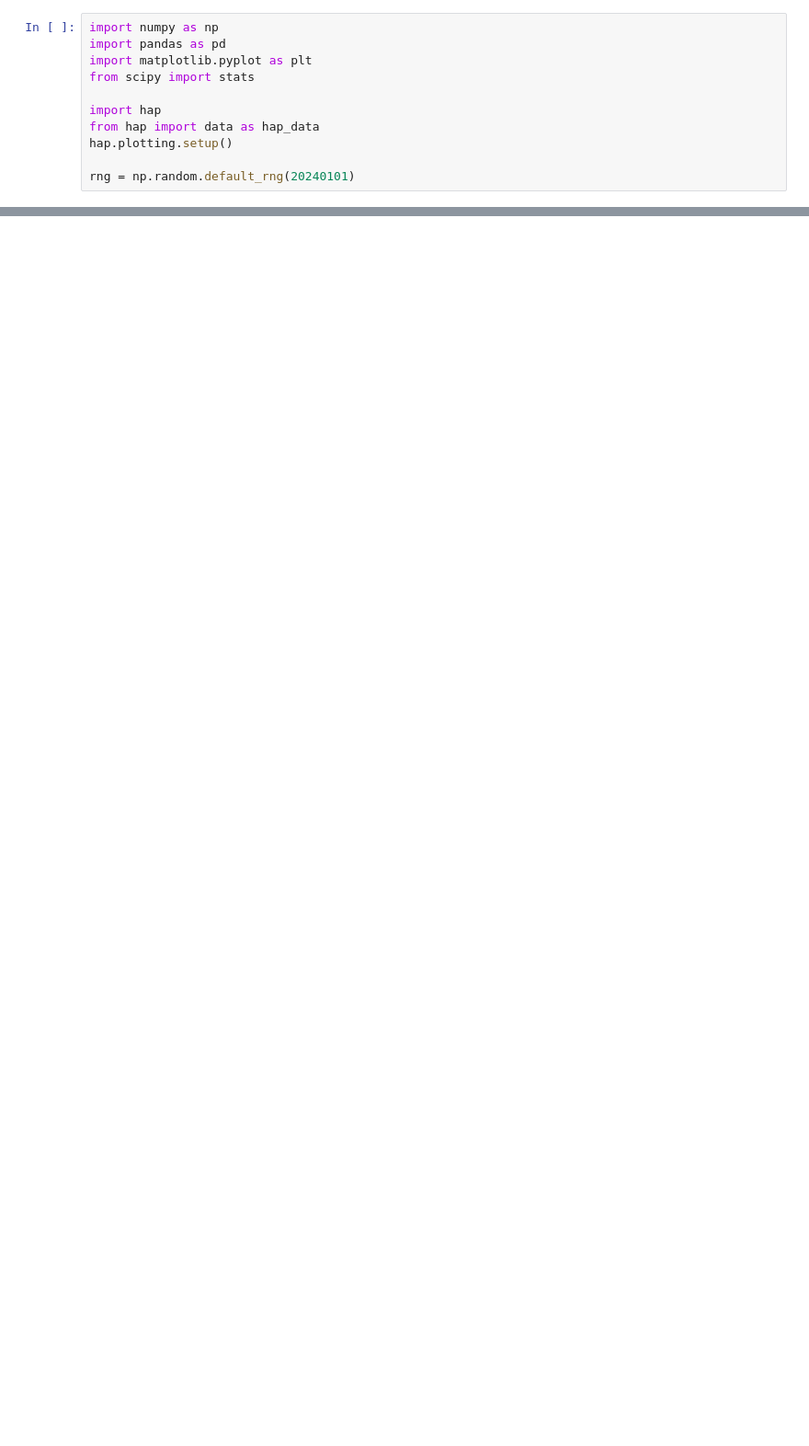
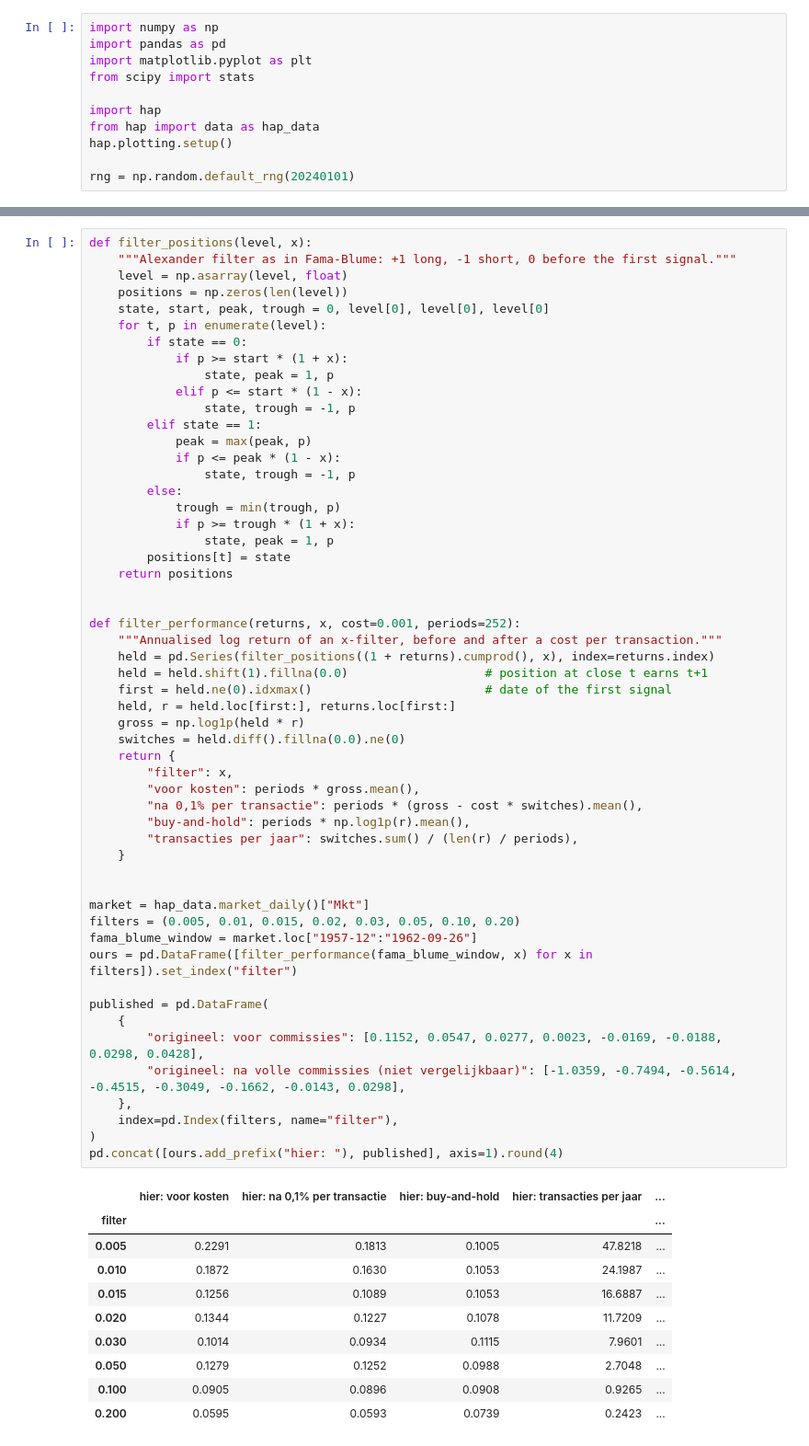
Before and after one commit to MaartenN14/history-asset-pricing, a Jupyter notebook: lectures/02_06_efficiente_markten.ipynb, the cells around one changed output, grey strips where cells are left out. Shown at 92% size. Drawn from its saved outputs; the diff is of its cells as text; blank space fills up the shorter version.

```diff
--- a/lectures/02_06_efficiente_markten.ipynb
+++ b/lectures/02_06_efficiente_markten.ipynb
@@ -1289,0 +850,65 @@ in Jensens definitie is geen voetnoot, maar het halve argument.
+# %%
+def filter_positions(level, x):
+    """Alexander filter as in Fama-Blume: +1 long, -1 short, 0 before the first signal."""
+    level = np.asarray(level, float)
+    positions = np.zeros(len(level))
+    state, start, peak, trough = 0, level[0], level[0], level[0]
+    for t, p in enumerate(level):
+        if state == 0:
+            if p >= start * (1 + x):
+                state, peak = 1, p
+            elif p <= start * (1 - x):
+                state, trough = -1, p
+        elif state == 1:
+            peak = max(peak, p)
+            if p <= peak * (1 - x):
+                state, trough = -1, p
+        else:
+            trough = min(trough, p)
+            if p >= trough * (1 + x):
+                state, peak = 1, p
+        positions[t] = state
+    return positions
+
+
+def filter_performance(returns, x, cost=0.001, periods=252):
+    """Annualised log return of an x-filter, before and after a cost per transaction."""
+    held = pd.Series(filter_positions((1 + returns).cumprod(), x), index=returns.index)
+    held = held.shift(1).fillna(0.0)                   # position at close t earns t+1
+    first = held.ne(0).idxmax()                        # date of the first signal
+    held, r = held.loc[first:], returns.loc[first:]
+    gross = np.log1p(held * r)
+    switches = held.diff().fillna(0.0).ne(0)
+    return {
+        "filter": x,
+        "voor kosten": periods * gross.mean(),
+        "na 0,1% per transactie": periods * (gross - cost * switches).mean(),
+        "buy-and-hold": periods * np.log1p(r).mean(),
+        "transacties per jaar": switches.sum() / (len(r) / periods),
+    }
+
+
+market = hap_data.market_daily()["Mkt"]
+filters = (0.005, 0.01, 0.015, 0.02, 0.03, 0.05, 0.10, 0.20)
+fama_blume_window = market.loc["1957-12":"1962-09-26"]
+ours = pd.DataFrame([filter_performance(fama_blume_window, x) for x in filters]).set_index("filter")
+
+published = pd.DataFrame(
+    {
+        "origineel: voor commissies": [0.1152, 0.0547, 0.0277, 0.0023, -0.0169, -0.0188, 0.0298, 0.0428],
+        "origineel: na volle commissies (niet vergelijkbaar)": [-1.0359, -0.7494, -0.5614, -0.4515, -0.3049, -0.1662, -0.0143, 0.0298],
+    },
+    index=pd.Index(filters, name="filter"),
+)
+pd.concat([ours.add_prefix("hier: "), published], axis=1).round(4)
+# %% [output]
+|  | hier: voor kosten | hier: na 0,1% per transactie | hier: buy-and-hold | hier: transacties per jaar | ... |
+| filter |  |  |  |  | ... |
+| 0.005 | 0.2291 | 0.1813 | 0.1005 | 47.8218 | ... |
+| 0.010 | 0.1872 | 0.1630 | 0.1053 | 24.1987 | ... |
+| 0.015 | 0.1256 | 0.1089 | 0.1053 | 16.6887 | ... |
+| 0.020 | 0.1344 | 0.1227 | 0.1078 | 11.7209 | ... |
+| 0.030 | 0.1014 | 0.0934 | 0.1115 | 7.9601 | ... |
+| 0.050 | 0.1279 | 0.1252 | 0.0988 | 2.7048 | ... |
+| 0.100 | 0.0905 | 0.0896 | 0.0908 | 0.9265 | ... |
+| 0.200 | 0.0595 | 0.0593 | 0.0739 | 0.2423 | ... |
```
Also changed, not shown: parts of 57 cells of this notebook, 5 other files.
